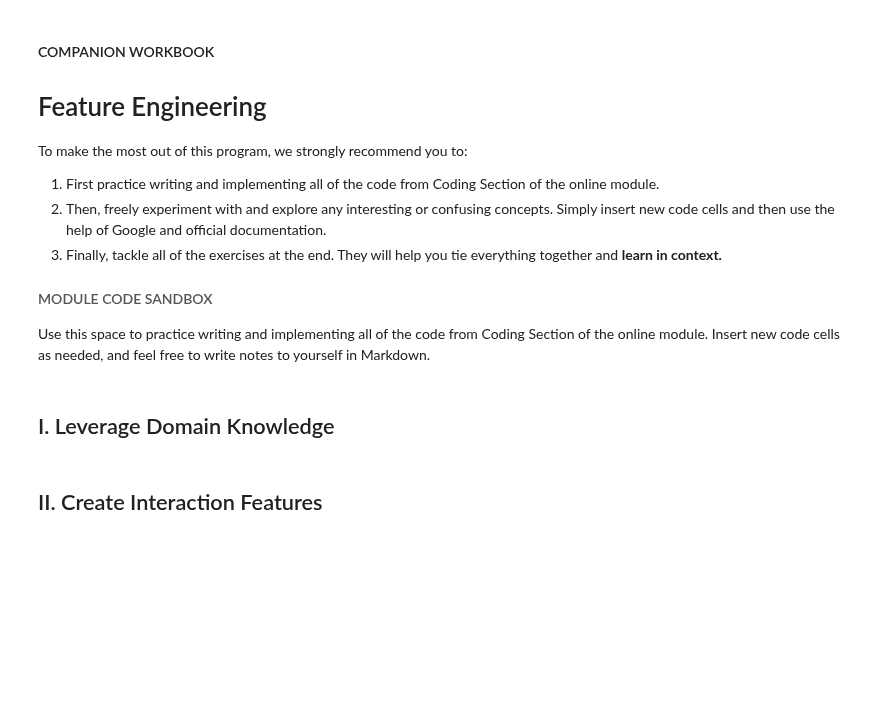
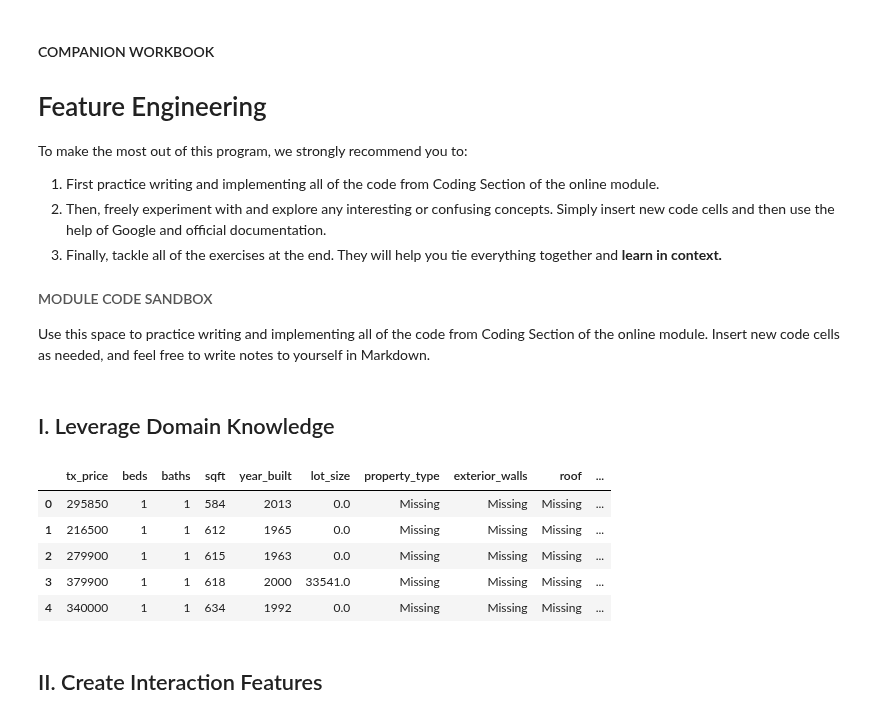
Before and after one commit to tundeiness/Real-Estate-Tycoon, a Jupyter notebook: 3 - Workbook - Feature Engineering.ipynb, the cells around one changed output. Saved outputs shown, nothing was run; the diff lists cells and outputs as text; code cells hidden in the pictures; blank space fills up the shorter version.

```diff
--- a/3 - Workbook - Feature Engineering.ipynb
+++ b/3 - Workbook - Feature Engineering.ipynb
@@ -26,6 +26,16 @@ from matplotlib import pyplot as plt
 
 import seaborn as sns
 sns.set_style('darkgrid')
+# %%
+df = pd.read_csv('cleaned_df.csv')
+df.head()
+# %% [output]
+|  | tx_price | beds | baths | sqft | year_built | lot_size | property_type | exterior_walls | roof | ... |
+| 0 | 295850 | 1 | 1 | 584 | 2013 | 0.0 | Missing | Missing | Missing | ... |
+| 1 | 216500 | 1 | 1 | 612 | 1965 | 0.0 | Missing | Missing | Missing | ... |
+| 2 | 279900 | 1 | 1 | 615 | 1963 | 0.0 | Missing | Missing | Missing | ... |
+| 3 | 379900 | 1 | 1 | 618 | 2000 | 33541.0 | Missing | Missing | Missing | ... |
+| 4 | 340000 | 1 | 1 | 634 | 1992 | 0.0 | Missing | Missing | Missing | ... |
 # %% [markdown]
 ## II. Create Interaction Features
 # %% [markdown]
```
Also changed, not shown: 1 other file.
